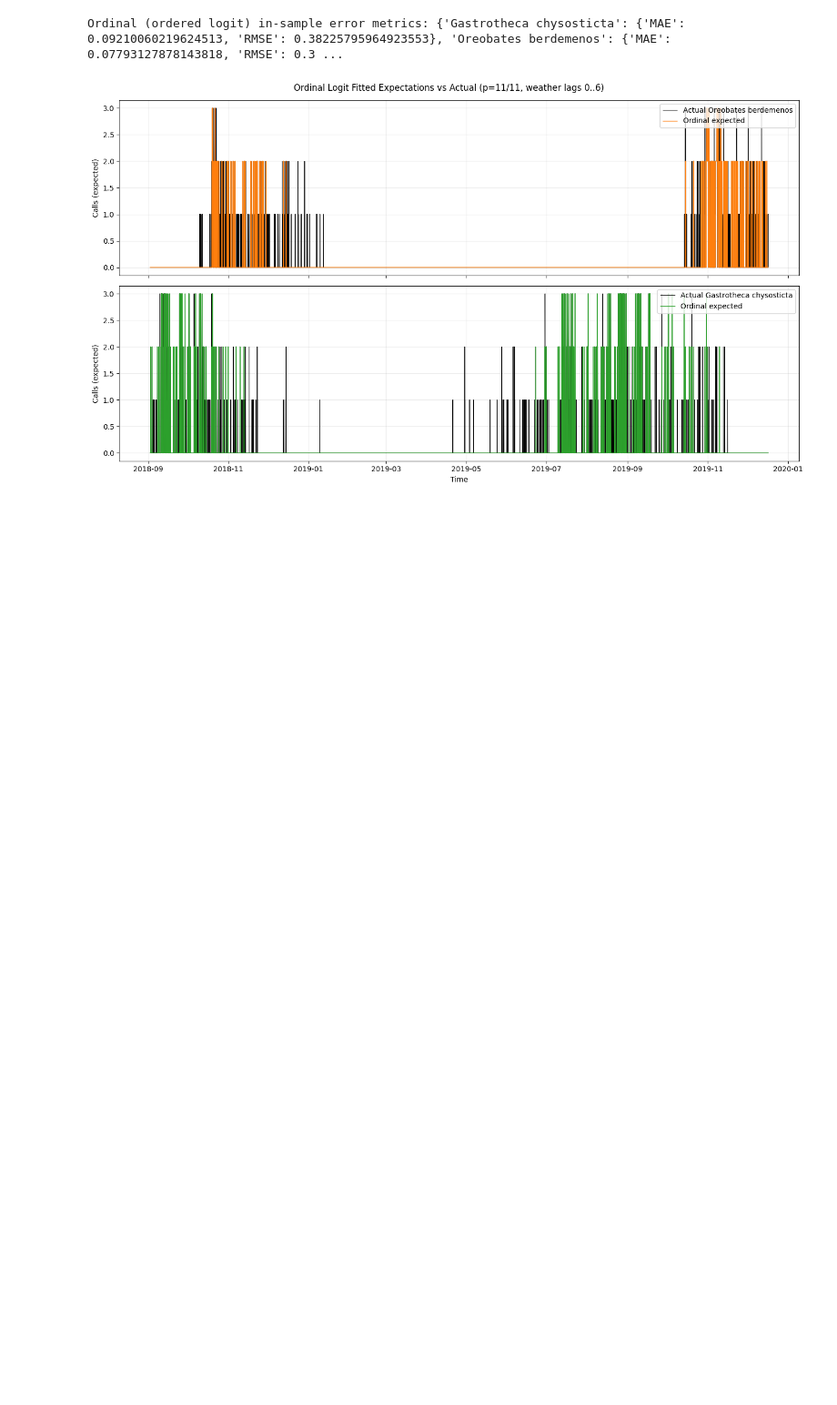
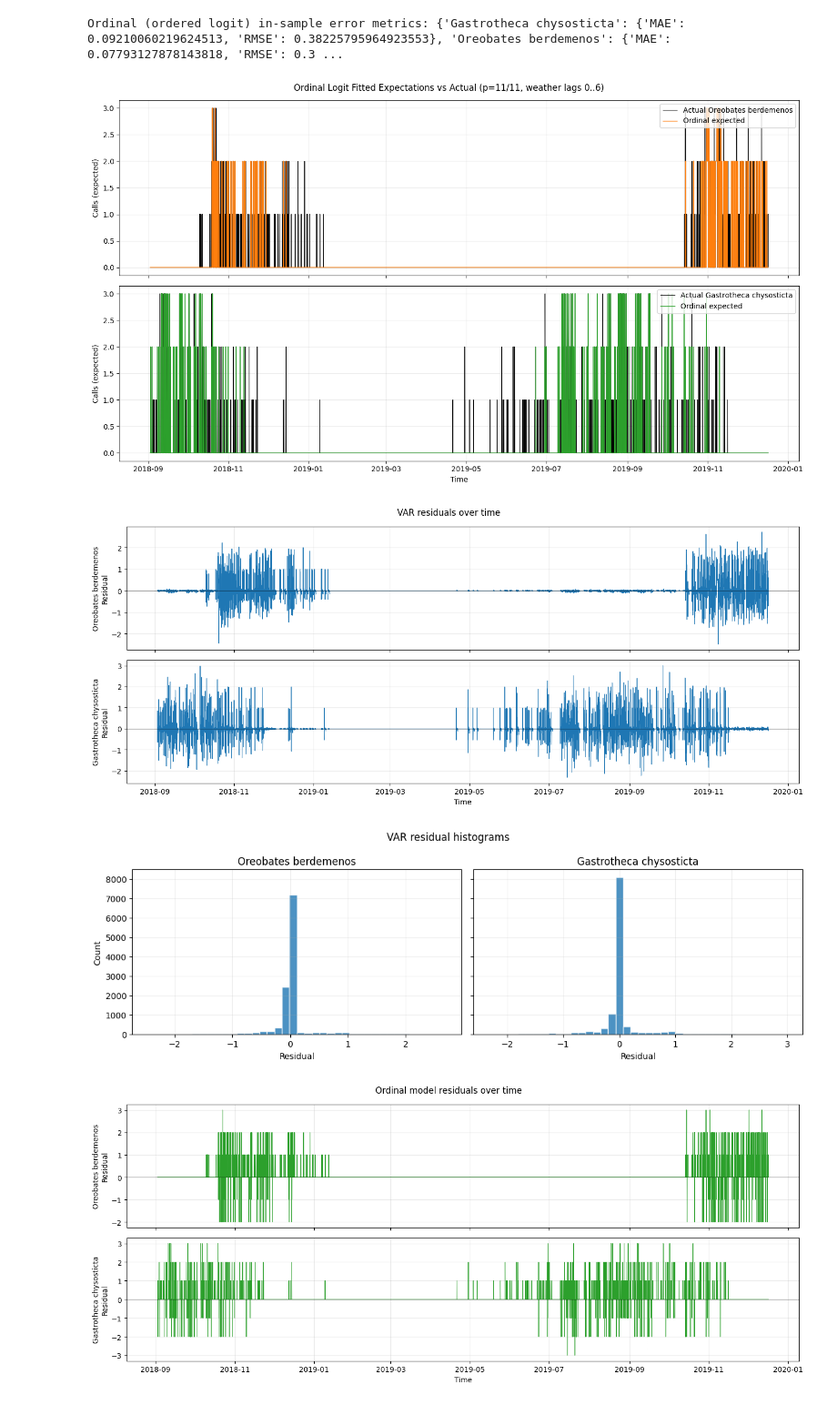
Before and after one commit to ash2d/yungas_aruna, a Jupyter notebook: Gastros_helechos/Granger_causality/Granger.ipynb, the cells around one changed output. Shown at 91% size. Saved outputs shown, nothing was run; the diff lists cells and outputs as text; code cells hidden in the pictures; blank space fills up the shorter version.

```diff
--- a/Gastros_helechos/Granger_causality/Granger.ipynb
+++ b/Gastros_helechos/Granger_causality/Granger.ipynb
@@ -731,3 +812,80 @@ ordinal_predictions = ordinal_pred
 # %% [output]
 Ordinal (ordered logit) in-sample error metrics: {'Gastrotheca chysosticta': {'MAE': 0.09210060219624513, 'RMSE': 0.38225795964923553}, 'Oreobates berdemenos': {'MAE': 0.07793127878143818, 'RMSE': 0.3 ...
 [figure]
+# %%
+# Residual plots for previous models:
+# - VAR (from fitted vs actual in cell 14)
+# - Ordinal (from ordinal_predictions in cells 15/16)
+
+# --- VAR residuals ---
+assert 'fitted' in globals() and 'actual' in globals(), "Run the VAR plotting cell to create 'fitted' and 'actual'."
+assert 'cols' in globals(), "Species list 'cols' not found."
+
+# Align and compute residuals
+common_idx_var = fitted.index.intersection(actual.index)
+resid_var = (actual.loc[common_idx_var, cols] - fitted.loc[common_idx_var, cols])
+
+# Time-series residuals (VAR)
+fig1, axes1 = plt.subplots(2, 1, figsize=(14, 6), sharex=True)
+for ax, species in zip(axes1, cols):
+    ax.plot(resid_var.index, resid_var[species], color='tab:blue', linewidth=0.8)
+    ax.axhline(0, color='black', linewidth=0.8, alpha=0.6)
+    ax.set_ylabel(f'{species}\nResidual')
+    ax.grid(alpha=0.25)
+axes1[-1].set_xlabel('Time')
+plt.suptitle('VAR residuals over time')
+plt.tight_layout()
+plt.show()
+
+# Histogram of residuals (VAR)
+fig2, axes2 = plt.subplots(1, 2, figsize=(12, 4), sharey=True)
+for ax, species in zip(axes2, cols):
+    ax.hist(resid_var[species].dropna(), bins=40, color='tab:blue', alpha=0.8, edgecolor='white')
+    ax.set_title(species)
+    ax.set_xlabel('Residual')
+    ax.grid(alpha=0.2)
+axes2[0].set_ylabel('Count')
+plt.suptitle('VAR residual histograms')
+plt.tight_layout()
+plt.show()
+
+# --- Ordinal residuals (uses the latest ordinal_predictions DataFrame) ---
+assert 'ordinal_predictions' in globals(), "Run an ordinal plotting cell to create 'ordinal_predictions'."
+
+# Expect predicted columns named "{species}_pred"
+missing_pred = [s for s in cols if f"{s}_pred" not in ordinal_predictions.columns]
+assert not missing_pred, f"Missing predicted columns for: {missing_pred}"
+
+# Compute residuals: actual - predicted
+resid_ord = {}
+for species in cols:
+    resid_ord[species] = ordinal_predictions[species] - ordinal_predictions[f"{species}_pred"]
+resid_ord = pd.DataFrame(resid_ord, index=ordinal_predictions.index)
+
+# Time-series residuals (Ordinal)
+fig3, axes3 = plt.subplots(2, 1, figsize=(14, 6), sharex=True)
+for ax, species in zip(axes3, cols):
+    ax.plot(resid_ord.index, resid_ord[species], color='tab:green', linewidth=0.8)
+    ax.axhline(0, color='black', linewidth=0.8, alpha=0.6)
+    ax.set_ylabel(f'{species}\nResidual')
+    ax.grid(alpha=0.25)
+axes3[-1].set_xlabel('Time')
+plt.suptitle('Ordinal model residuals over time')
+plt.tight_layout()
+plt.show()
+
+# Histogram of residuals (Ordinal)
+fig4, axes4 = plt.subplots(1, 2, figsize=(12, 4), sharey=True)
+for ax, species in zip(axes4, cols):
+    ax.hist(resid_ord[species].dropna(), bins=40, color='tab:green', alpha=0.8, edgecolor='white')
+    ax.set_title(species)
+    ax.set_xlabel('Residual')
+    ax.grid(alpha=0.2)
+axes4[0].set_ylabel('Count')
+plt.suptitle('Ordinal model residual histograms')
+plt.tight_layout()
+plt.show()
+# %% [output]
+[figure, added]
+[figure, added]
+[figure, added]
```
Also changed, not shown: parts of 5 cells of this notebook, 2 other files.
